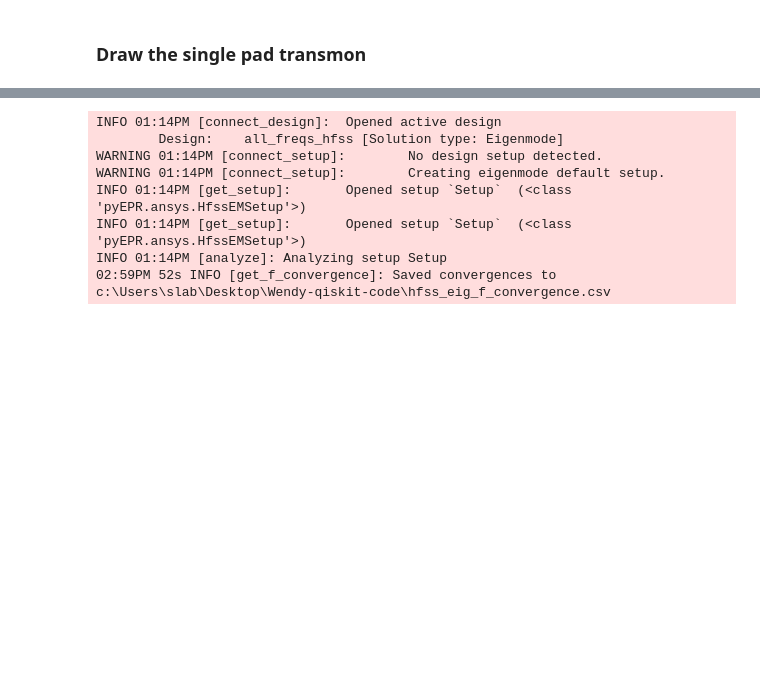
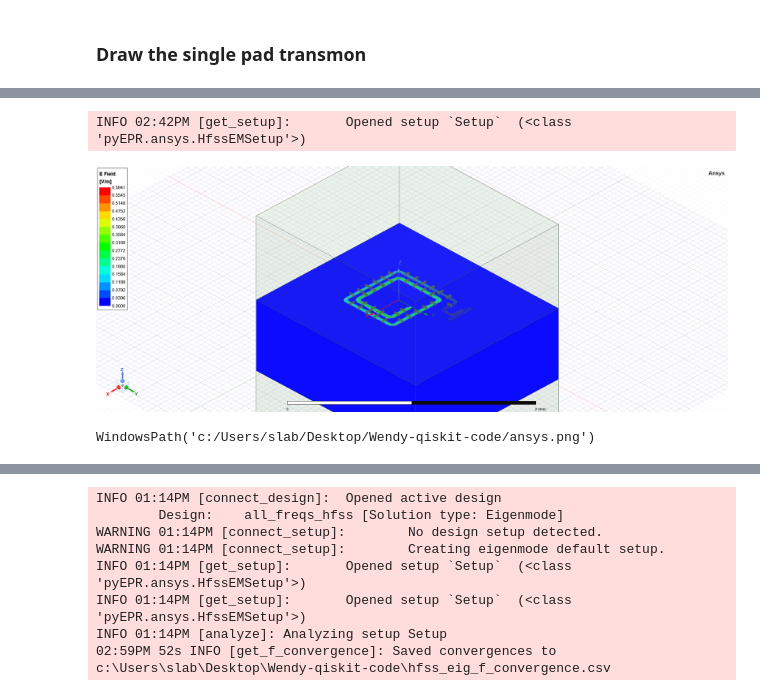
Before and after one commit to Wendywanw/Wendy-qiskit-code, a Jupyter notebook: Single_pocket_simulation.ipynb, the cells around one changed output, grey strips where cells are left out. Cells and saved outputs as stored; diff of their text form; code cells hidden in the pictures; blank space fills up the shorter version.

```diff
--- a/Single_pocket_simulation.ipynb
+++ b/Single_pocket_simulation.ipynb
@@ -442,0 +524,17 @@ options = Dict(trace_width = '10um',
+# %%
+eig_res = EPRanalysis(design, 'hfss')
+
+hfss = eig_res.sim.renderer
+
+eig_res.sim.renderer.options['Lj'] = '13nH'
+eig_res.sim.renderer.options['wb_threshold'] = '100um'
+eig_res.sim.renderer.options['wb_size'] = 1.7
+
+eig_res.sim.setup.max_passes = 15
+eig_res.sim.setup.max_delta_f = 0.2
+eig_res.sim.setup.n_modes = 1
+eig_res.sim.setup.vars = Dict(Lj1= '13 nH', Cj1= '0 fF')
+eig_res.sim.renderer.options['x_buffer_width_mm'] = 0.5
+eig_res.sim.renderer.options['y_buffer_width_mm'] = 0.5
+eig_res.sim.run(name="readout", components=['cpw_1','TQ1','otg'])#, open_terminations=[('Q1', 'a')])
+convergence = pd.read_csv('hfss_eig_f_convergence.csv')
@@ -442,0 +549,7 @@ options = Dict(trace_width = '10um',
+# %%
+eig_res.sim.plot_fields('main')
+eig_res.sim.save_screenshot()
+# %% [output]
+INFO 02:42PM [get_setup]:       Opened setup `Setup`  (<class 'pyEPR.ansys.HfssEMSetup'>)
+[figure, added]
+WindowsPath('c:/Users/slab/Desktop/Wendy-qiskit-code/ansys.png')
```
Also changed, not shown: parts of 146 cells of this notebook, 17 other files.
